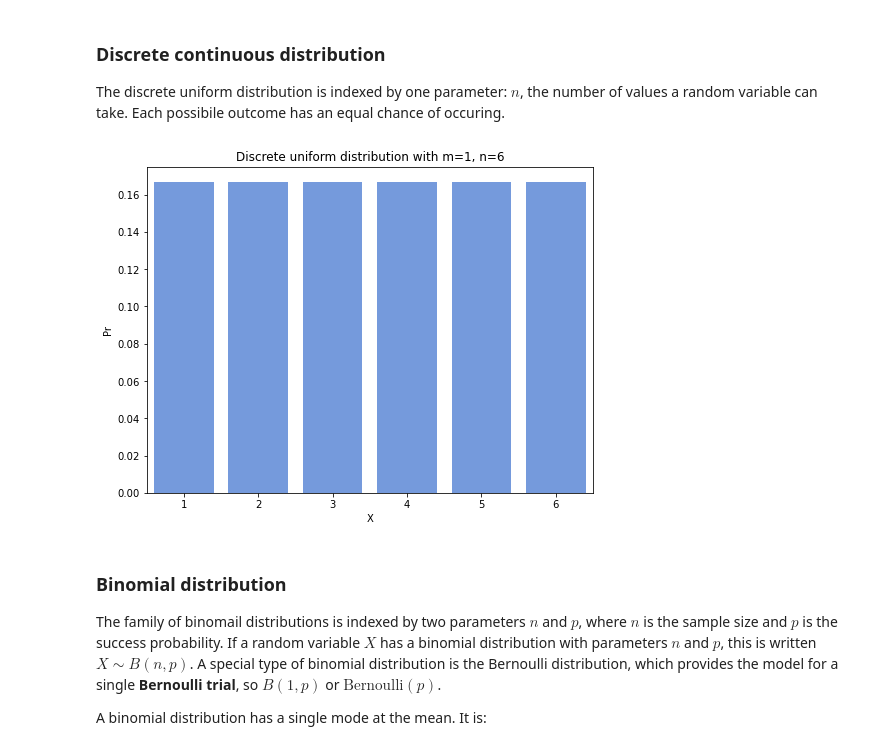
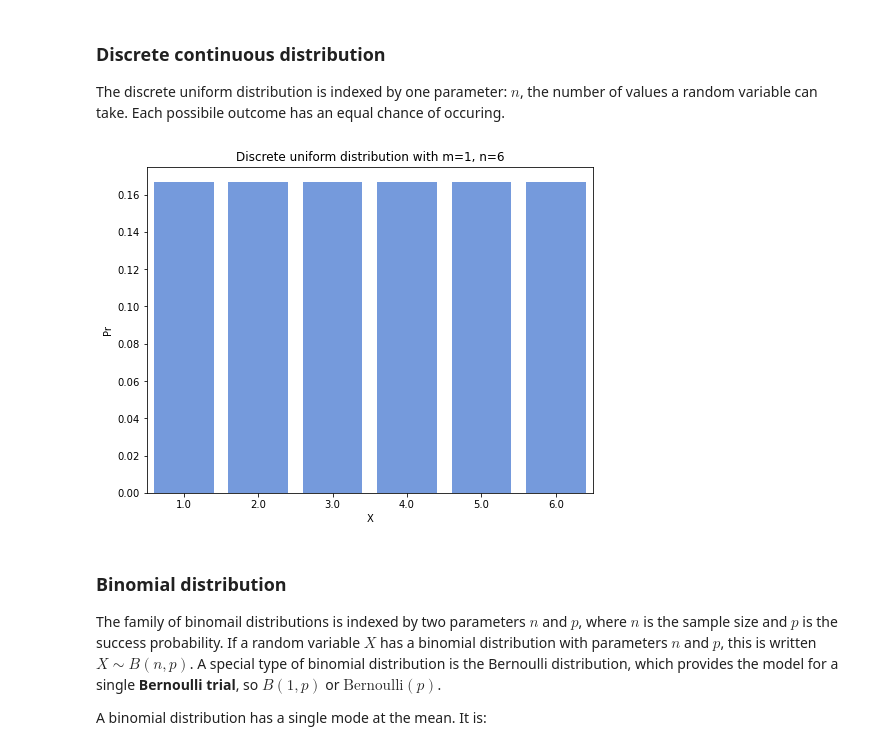
Before and after one commit to ljk233/py_m249, a Jupyter notebook: .jupyter/unit0/03_populations_and_models.ipynb, the cells around one changed output. Cells and saved outputs as stored; diff of their text form; code cells hidden in the pictures.

```diff
--- a/.jupyter/unit0/03_populations_and_models.ipynb
+++ b/.jupyter/unit0/03_populations_and_models.ipynb
@@ -121,11 +125,10 @@ The discrete uniform distribution is indexed by one parameter: $n$, the number o
 Each possibile outcome has an equal chance of occuring.
 # %%
 # example, rolling a die
-probmodels.plot_discrete(
-    stats.randint(1, 7), "Discrete uniform distribution with m=1, n=6"
-)
+model = probmodels.ProbModel(stats.randint(1, 7), 'discrete')
+model.plot("Discrete uniform distribution with m=1, n=6")
 # %% [output]
-[figure, old version]
+[figure, new version]
 # %% [markdown]
 ### Binomial distribution
 
```
Also changed, not shown: parts of 6 cells of this notebook, 2 other files.
